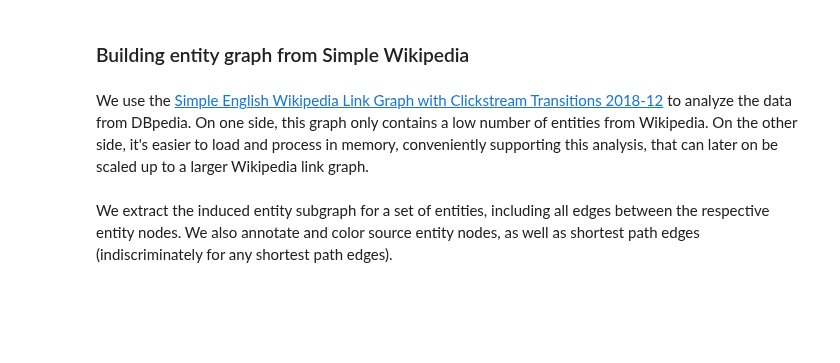
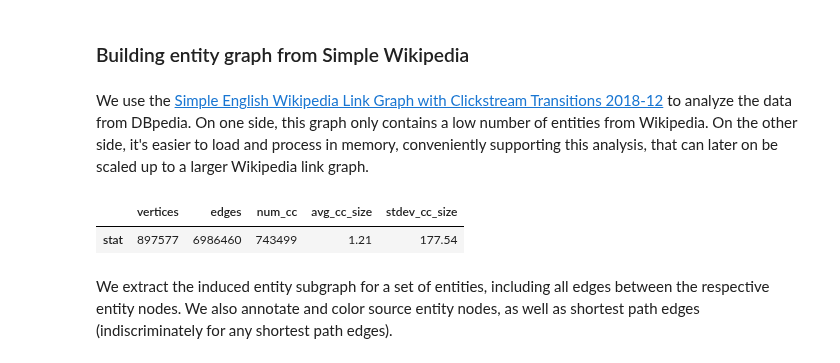
Before and after one commit to feup-infolab/army-ant, a Jupyter notebook: notebooks/query_log_analysis/query_log_analysis.ipynb, the cells around one changed output. Saved outputs shown, nothing was run; the diff lists cells and outputs as text; code cells hidden in the pictures; blank space fills up the shorter version.

```diff
--- a/notebooks/query_log_analysis/query_log_analysis.ipynb
+++ b/notebooks/query_log_analysis/query_log_analysis.ipynb
@@ -1262,6 +1262,21 @@ g = igraph.read('data/simplewiki_link_graph-201812.gml', format='gml')
 g.vs['label'] = [label.lower() for label in g.vs['label']]
 # %%
 g.vs['pr'] = g.pagerank()
+# %%
+g_components = g.components()
+# %%
+g_stats = pd.DataFrame({
+    'vertices': g.vcount(),
+    'edges': g.ecount(),
+    'num_cc': len(g_components),
+    'avg_cc_size': np.round(np.mean(g_components.sizes()), 2),
+    'stdev_cc_size': np.round(np.std(g_components.sizes()), 2)
+}, index=['stat'])
+
+g_stats
+# %% [output]
+|  | vertices | edges | num_cc | avg_cc_size | stdev_cc_size |
+| stat | 897577 | 6986460 | 743499 | 1.21 | 177.54 |
 # %% [markdown]
 We extract the induced entity subgraph for a set of entities, including all edges between the respective entity nodes. We also annotate and color source entity nodes, as well as shortest path edges (indiscriminately for any shortest path edges).
 # %%
```
Also changed, not shown: parts of 2 cells of this notebook.
